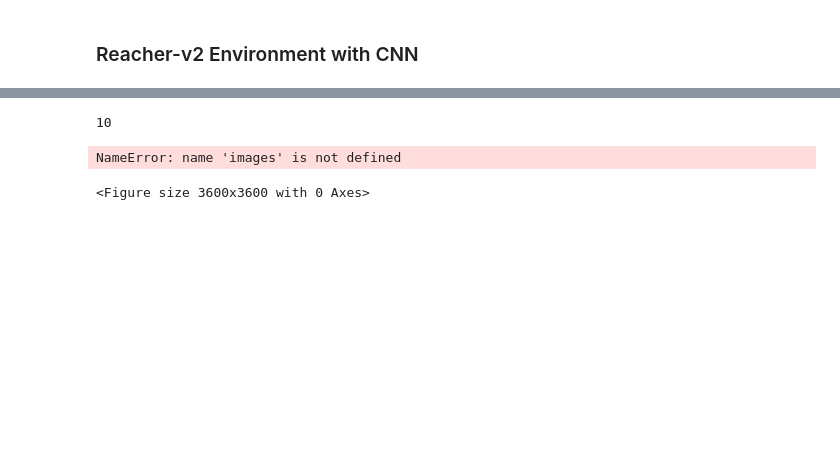
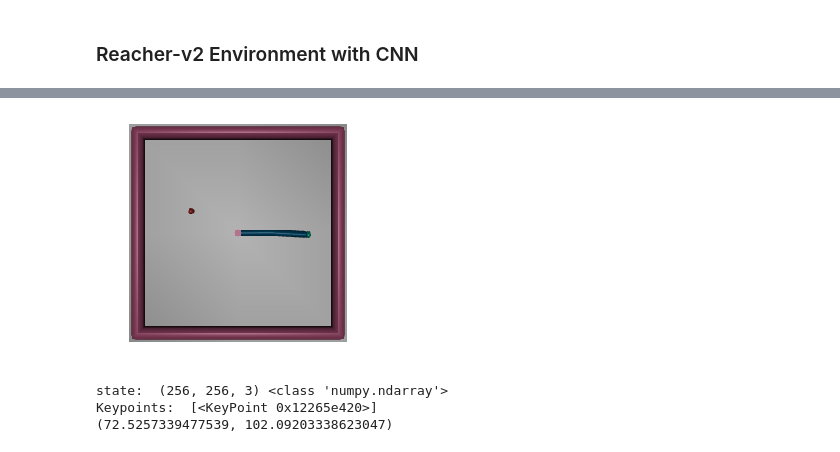
Before and after one commit to chingandy/rl_robotic_manipu, a Jupyter notebook: gym/examples/reacher-v2-cnn.ipynb, the cells around one changed output, grey strips where cells are left out. Drawn from its saved outputs; the diff is of its cells as text; code cells hidden in the pictures; blank space fills up the shorter version.

```diff
--- a/gym/examples/reacher-v2-cnn.ipynb
+++ b/gym/examples/reacher-v2-cnn.ipynb
@@ -342,28 +384,25 @@ Creating offscreen glfw
-# %%
-len(images)
-# %% [output]
-10
-# %%
-%matplotlib inline
-import matplotlib.pyplot as plt
-fig = plt.figure(figsize = (50,50))
-for i in range(len(images)):
-    ax = fig.add_subplot(1, 10, i + 1)
-    ax.imshow(images[i])
-plt.show()
-
-# plt.imshow(data, interpolation='nearest')
-
-# w=10
-# h=10
-# fig=plt.figure(figsize=(8, 8))
-# columns = 5
-# rows = 2
-# for i in range(1, columns*rows +1):
-#     img = np.random.randint(10, size=(h,w))
-#     fig.add_subplot(rows, columns, i)
-#     plt.imshow(img)
-# plt.show()
-# %% [output]
-NameError: name 'images' is not defined
-<Figure size 3600x3600 with 0 Axes>
+# %%
+im = state
+
+# scale_percent = 100 # percent of original size
+# width = int(im.shape[1] * scale_percent / 100)
+# height = int(im.shape[0] * scale_percent / 100)
+# dim = (width, height)
+# resize image
+# im = cv2.resize(im, dim, interpolation = cv2.INTER_AREA)
+# im = cv2.normalize(im,  None, 0, 255, cv2.NORM_MINMAX)
+%matplotlib inline
+plt.axis('off')
+plt.imshow(im)
+plt.show()
+detector = cv2.SimpleBlobDetector_create()
+print("state: ", im.shape, type(im))
+keypoints = detector.detect(im)
+print("Keypoints: ", keypoints)
+if keypoints:
+    print(keypoints[0].pt)
+# %% [output]
+[figure, added]
+state:  (256, 256, 3) <class 'numpy.ndarray'>
+Keypoints:  [<KeyPoint 0x12265e420>]
+(72.5257339477539, 102.09203338623047)
```
Also changed, not shown: parts of 25 cells of this notebook, 34 other files.
